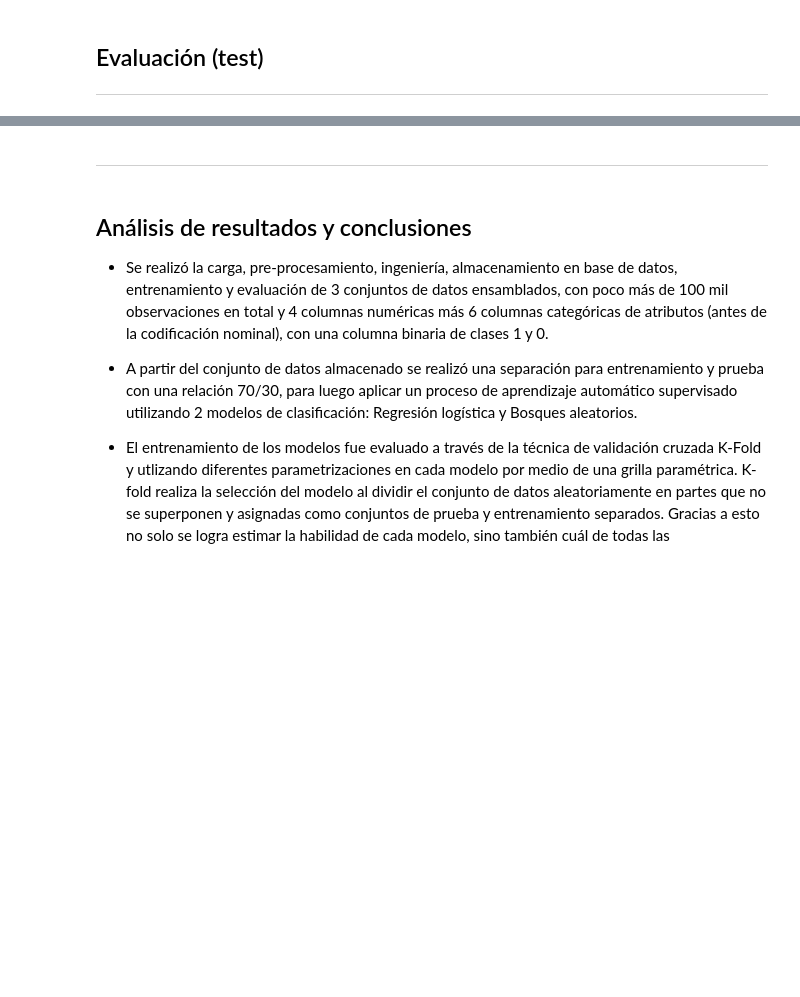
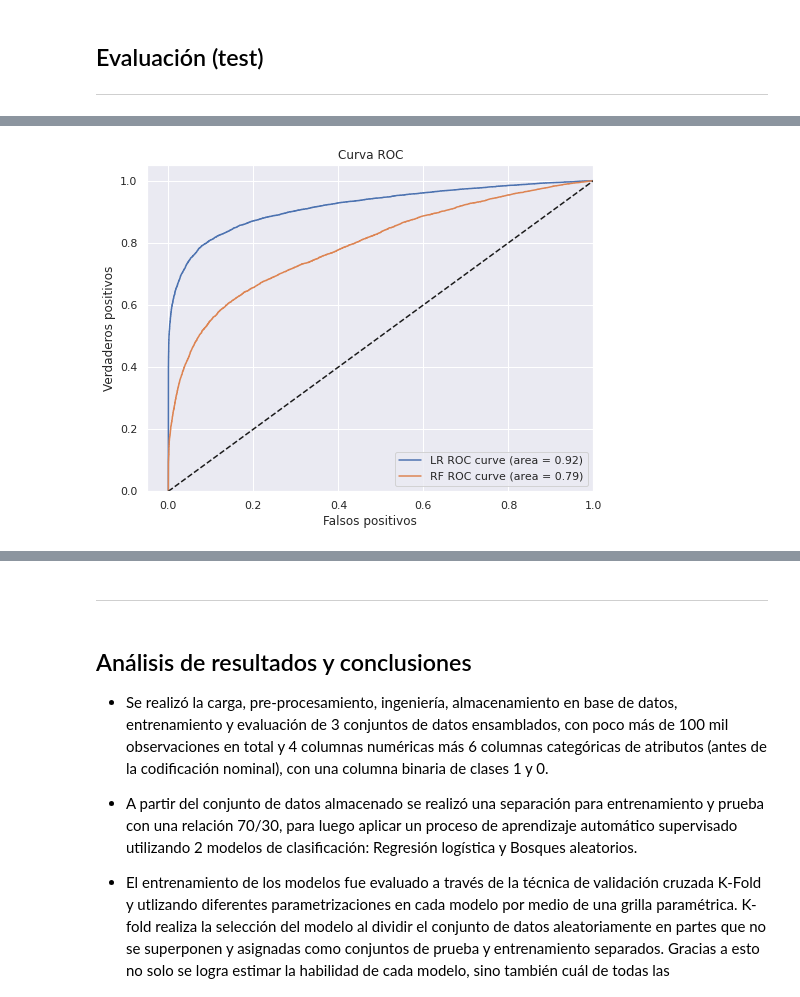
Before and after one commit to esaenz7/bigdataclass, a Jupyter notebook: proyecto/Respaldo_Base_GColab BIGDATA_07_2021_ProyectoFinal_ESV.ipynb, the cells around one changed output, grey strips where cells are left out. Cells and saved outputs as stored; diff of their text form; code cells hidden in the pictures; blank space fills up the shorter version.

```diff
--- a/proyecto/Respaldo_Base_GColab BIGDATA_07_2021_ProyectoFinal_ESV.ipynb
+++ b/proyecto/Respaldo_Base_GColab BIGDATA_07_2021_ProyectoFinal_ESV.ipynb
@@ -1162,4 +1164,19 @@ weighted avg       0.78      0.74      0.71     30067
 [figure]
+# %%
+#comparación ROC entre ambos modelos
+fig,ax = plt.subplots(1,1, figsize=(8,6))
+sns.set(font_scale=1)
+for dfcoll,mod in zip([lr_predic, rf_predic],['LR','RF']):
+  fpr, tpr, thresholds = roc_curve(np.asarray(list(i[1] for i in dfcoll)), np.asarray(list(i[4][1] for i in dfcoll)))
+  roc_auc = auc(fpr, tpr)
+  ax.plot(fpr, tpr, label=mod+' ROC curve (area = %0.2f)' % roc_auc)
+ax.plot([0, 1], [0, 1], 'k--')
+ax.set_xlim([-0.05, 1.0]), ax.set_ylim([0.0, 1.05])
+ax.set_xlabel('Falsos positivos'), ax.set_ylabel('Verdaderos positivos')
+ax.set_title('Curva ROC'), ax.legend(loc="lower right")
+plt.show()
+# %% [output]
+[figure, added]
 # %%
 #visualizaciones
 print(sf1, 'Regresión logística', ef)
```
Also changed, not shown: parts of 8 cells of this notebook, 3 other files.
